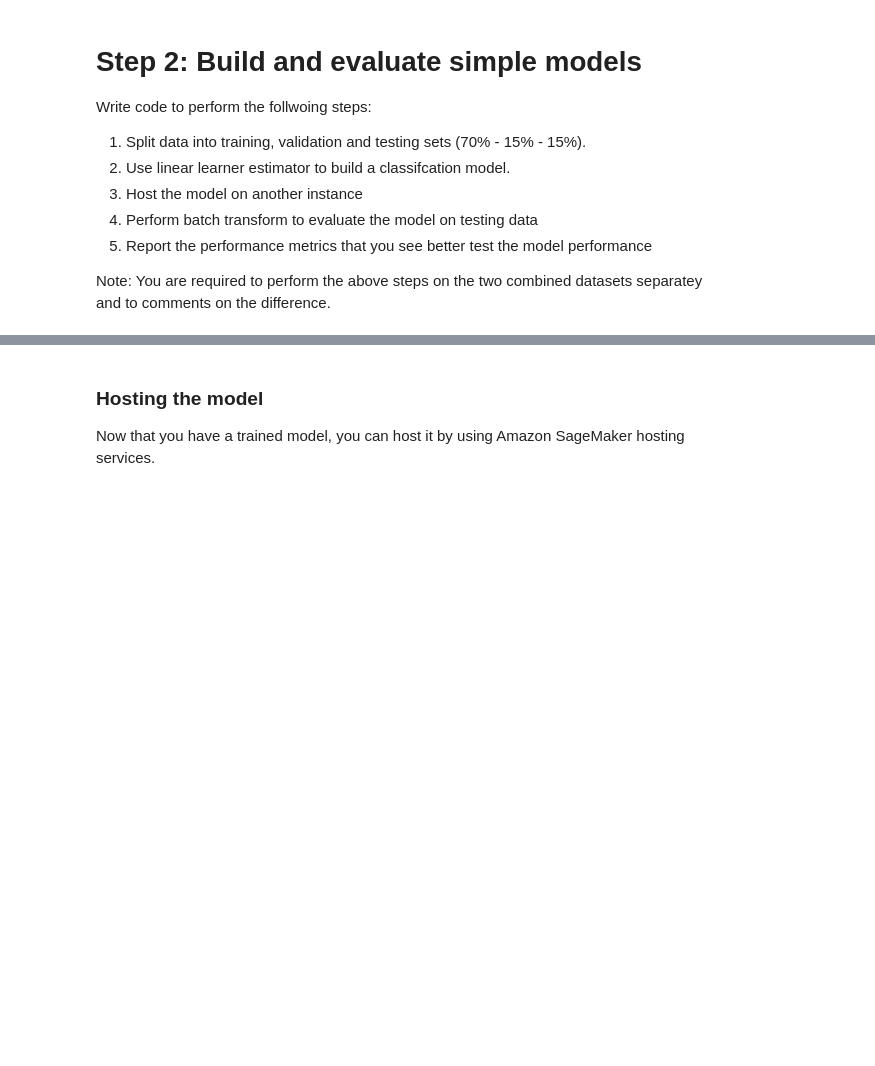
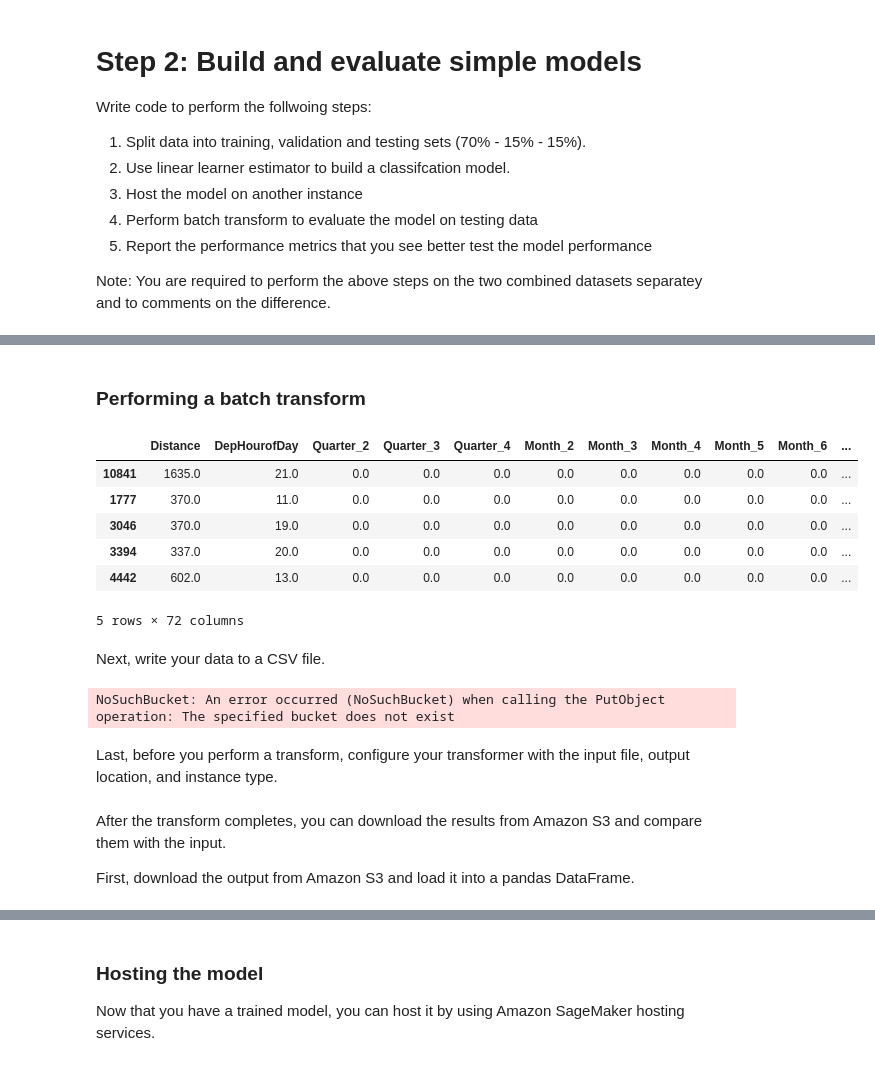
Before and after one commit to KayHuynh14/DataScienceFinalProj, a Jupyter notebook: FinalProj_u3245926_oncloud.ipynb, the cells around one changed output, grey strips where cells are left out. Cells and saved outputs as stored; diff of their text form; code cells hidden in the pictures; blank space fills up the shorter version.

```diff
--- a/FinalProj_u3245926_oncloud.ipynb
+++ b/FinalProj_u3245926_oncloud.ipynb
@@ -125,0 +168,22 @@ plot_roc(y_test, y_scores)
+# %% [markdown]
+### Performing a batch transform
+# %%
+batch_X = test.iloc[:,1:];
+batch_X.head()
+# %% [output]
+|  | Distance | DepHourofDay | Quarter_2 | Quarter_3 | Quarter_4 | Month_2 | Month_3 | Month_4 | Month_5 | Month_6 | ... |
+| 10841 | 1635.0 | 21.0 | 0.0 | 0.0 | 0.0 | 0.0 | 0.0 | 0.0 | 0.0 | 0.0 | ... |
+| 1777 | 370.0 | 11.0 | 0.0 | 0.0 | 0.0 | 0.0 | 0.0 | 0.0 | 0.0 | 0.0 | ... |
+| 3046 | 370.0 | 19.0 | 0.0 | 0.0 | 0.0 | 0.0 | 0.0 | 0.0 | 0.0 | 0.0 | ... |
+| 3394 | 337.0 | 20.0 | 0.0 | 0.0 | 0.0 | 0.0 | 0.0 | 0.0 | 0.0 | 0.0 | ... |
+| 4442 | 602.0 | 13.0 | 0.0 | 0.0 | 0.0 | 0.0 | 0.0 | 0.0 | 0.0 | 0.0 | ... |
+5 rows × 72 columns
+# %% [markdown]
+Next, write your data to a CSV file.
+# %%
+batch_X_file='batch-in.csv'
+upload_s3_csv(batch_X_file, 'batch-in', batch_X)
+# %% [output]
+NoSuchBucket: An error occurred (NoSuchBucket) when calling the PutObject operation: The specified bucket does not exist
+# %% [markdown]
+Last, before you perform a transform, configure your transformer with the input file, output location, and instance type.
@@ -125,0 +205,4 @@ plot_roc(y_test, y_scores)
+# %% [markdown]
+After the transform completes, you can download the results from Amazon S3 and compare them with the input.
+
+First, download the output from Amazon S3 and load it into a pandas DataFrame.
```
Also changed, not shown: parts of 227 cells of this notebook, 1 other file.
